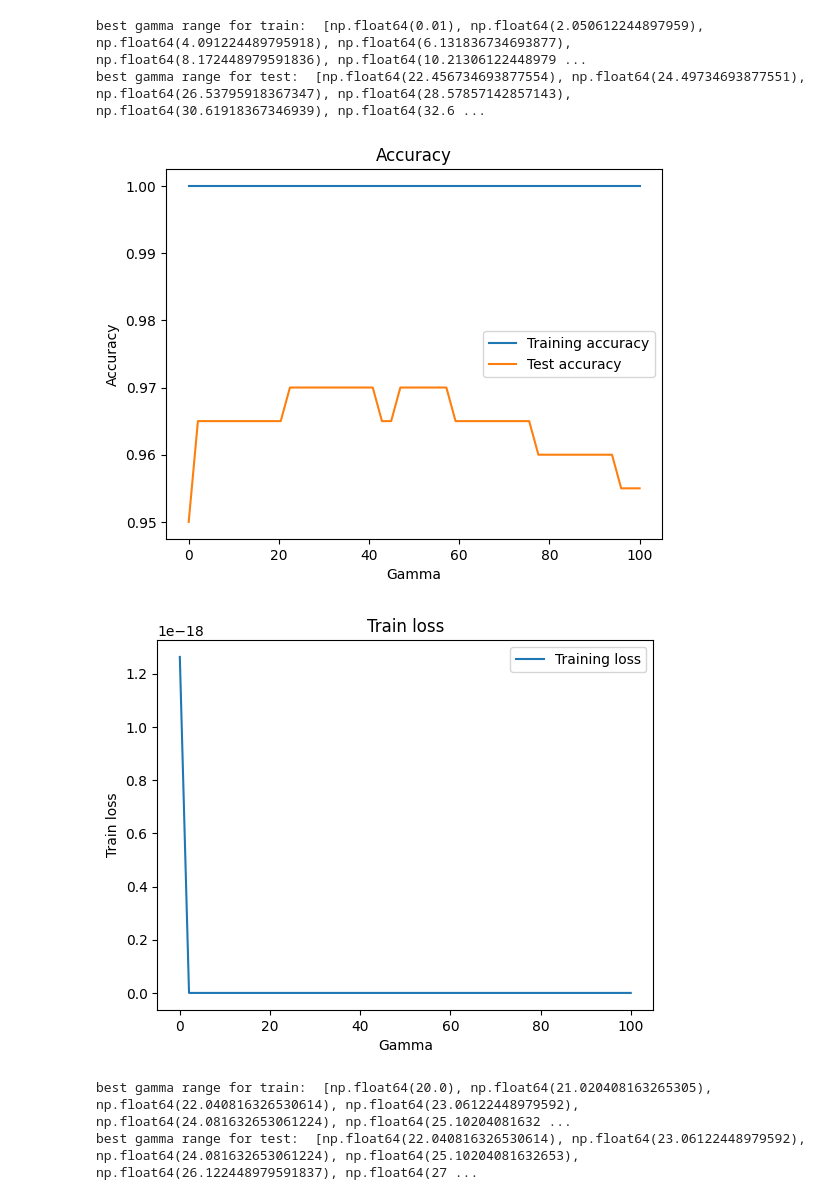
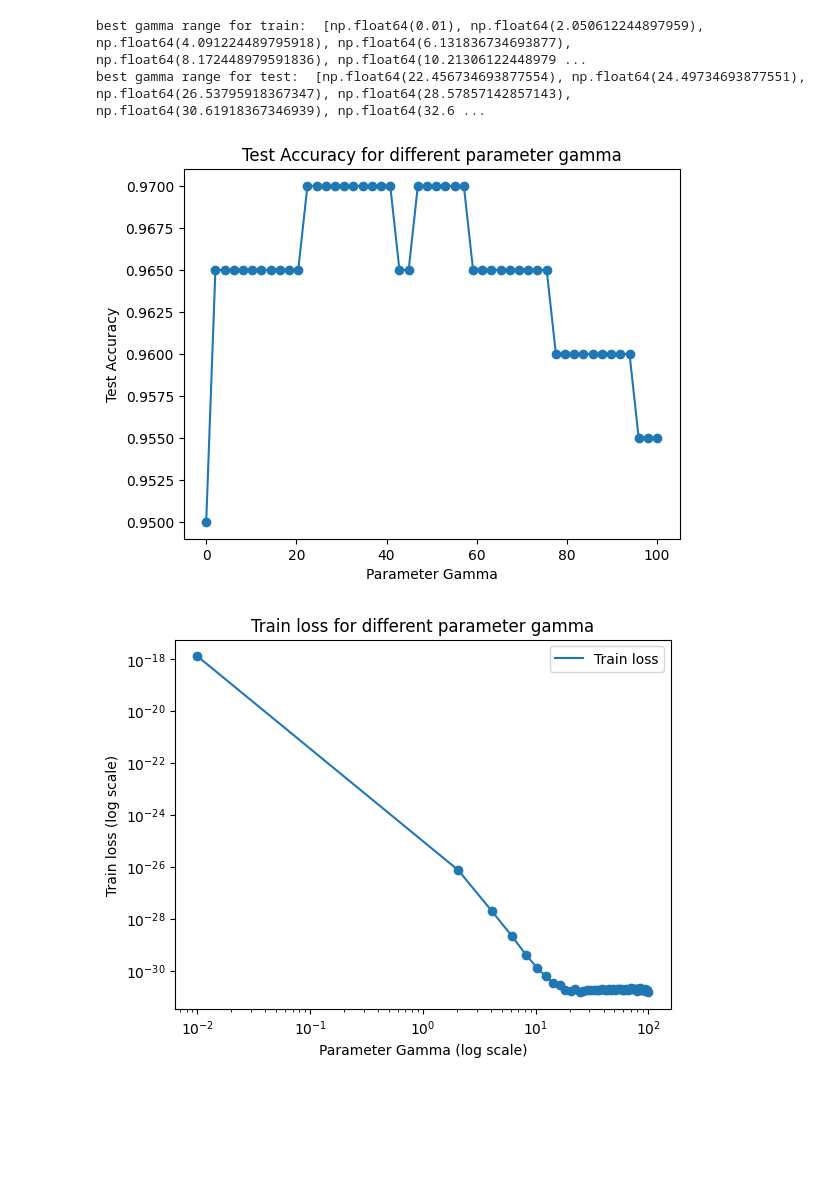
Before and after one commit to colsonad/TFE, a Jupyter notebook: Kernel_tuning.ipynb, the cells around one changed output. Saved outputs shown, nothing was run; the diff lists cells and outputs as text; code cells hidden in the pictures; blank space fills up the shorter version.

```diff
--- a/Kernel_tuning.ipynb
+++ b/Kernel_tuning.ipynb
@@ -92,15 +93,15 @@ plt.show()
 # %%
-gammas = np.linspace(1e-2,1e2,50)
-alphas = []
-train_loss = []
-train_accuracy = []
-test_accuracy = []
+gammas_2 = np.linspace(1e-2,1e2,50)
+alphas_2 = []
+train_loss_2 = []
+train_accuracy_2 = []
+test_accuracy_2 = []
 
-for gamma in gammas:
+for gamma in gammas_2:
     modele = Modele(0,gamma)
     alpha = modele.alpha_opt(X_train,y_train,gamma)
-    alphas.append(alpha)
-    train_loss.append(modele.loss_function(X_train,y_train,alpha))
-    train_accuracy.append(modele.accuracy(X_train,X_train,y_train,alpha))
-    test_accuracy.append(modele.accuracy(X_train,X_test,y_test,alpha))
+    alphas_2.append(alpha)
+    train_loss_2.append(modele.loss_function(X_train,y_train,alpha))
+    train_accuracy_2.append(modele.accuracy(X_train,X_train,y_train,alpha))
+    test_accuracy_2.append(modele.accuracy(X_train,X_test,y_test,alpha))
 # %%
@@ -114,21 +115,24 @@ best gamma range for train:  [np.float64(0.01), np.float64(2.050612244897959), n
 best gamma range for test:  [np.float64(22.456734693877554), np.float64(24.49734693877551), np.float64(26.53795918367347), np.float64(28.57857142857143), np.float64(30.61918367346939), np.float64(32.6 ...
 # %%
 plt.figure()
-plt.plot(gammas,train_accuracy, label='Training accuracy')
-plt.plot(gammas,test_accuracy, label='Test accuracy')
-plt.xlabel('Gamma')
-plt.ylabel('Accuracy')
-plt.title('Accuracy')
-plt.legend()
+plt.scatter(gammas_2, test_accuracy_2)
+plt.plot(gammas_2, test_accuracy_2, label='Test accuracy')
+plt.xlabel('Parameter Gamma')
+plt.ylabel('Test Accuracy')
+plt.title('Test Accuracy for different parameter gamma')
+plt.savefig('accuracy_rbf_2.pdf')
 plt.show()
 
 plt.figure()
-plt.plot(gammas,train_loss, label='Training loss')
-plt.xlabel('Gamma')
-plt.ylabel('Train loss')
-plt.title('Train loss')
+plt.scatter(gammas_2,train_loss_2)
+plt.plot(gammas_2, train_loss_2, label='Train loss')
+plt.xlabel('Parameter Gamma (log scale)')
+plt.xscale('log')
+plt.yscale('log')
+plt.ylabel('Train loss (log scale)')
+plt.title('Train loss for different parameter gamma')
 plt.legend()
 plt.show()
 # %% [output]
-[figure, old version]
+[figure, new version]
-[figure, old version]
+[figure, new version]
@@ -149,9 +138,0 @@ for gamma in gammas:
-# %%
-best_test = np.where(test_accuracy == np.max(test_accuracy))[0]
-best_train = np.where(train_accuracy == np.max(train_accuracy))[0]
-
-print("best gamma range for train: ", [gammas[i] for i in best_train])
-print("best gamma range for test: ", [gammas[i] for i in best_test])
-# %% [output]
-best gamma range for train:  [np.float64(20.0), np.float64(21.020408163265305), np.float64(22.040816326530614), np.float64(23.06122448979592), np.float64(24.081632653061224), np.float64(25.10204081632 ...
-best gamma range for test:  [np.float64(22.040816326530614), np.float64(23.06122448979592), np.float64(24.081632653061224), np.float64(25.10204081632653), np.float64(26.122448979591837), np.float64(27 ...
```
Also changed, not shown: parts of 14 cells of this notebook, 33 other files.
